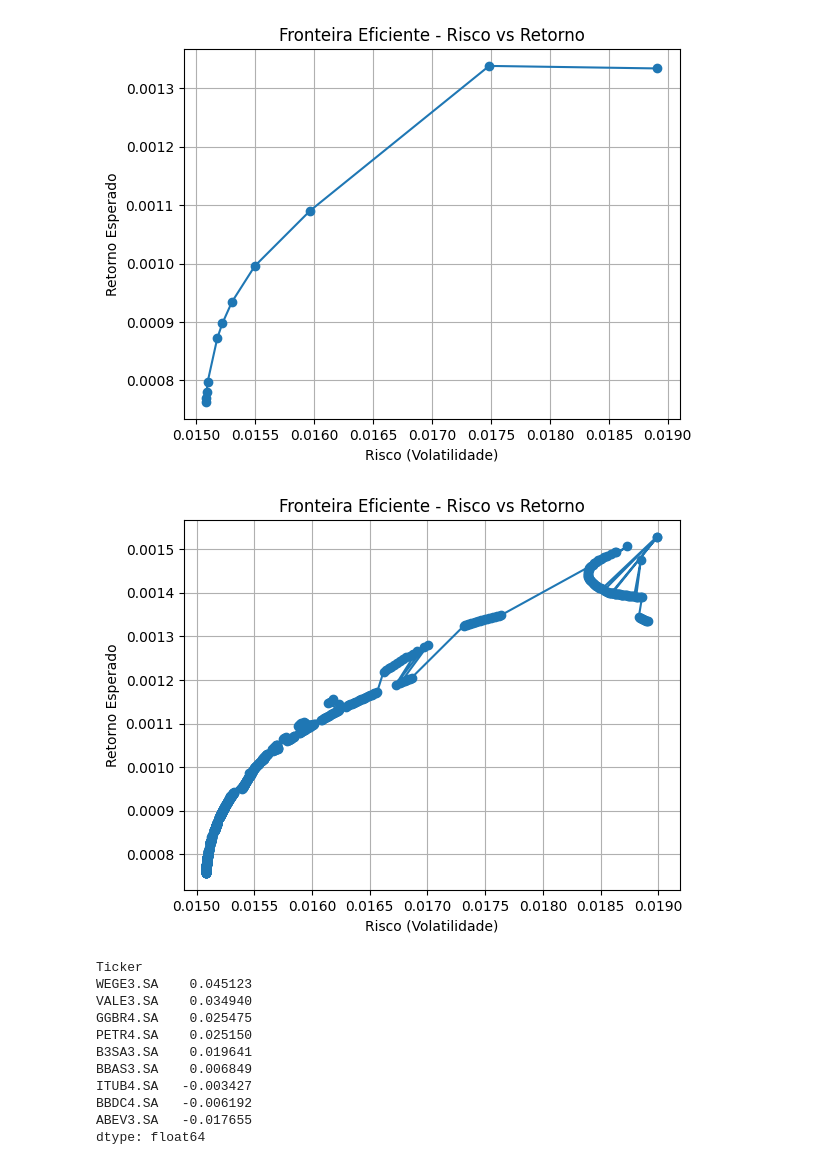
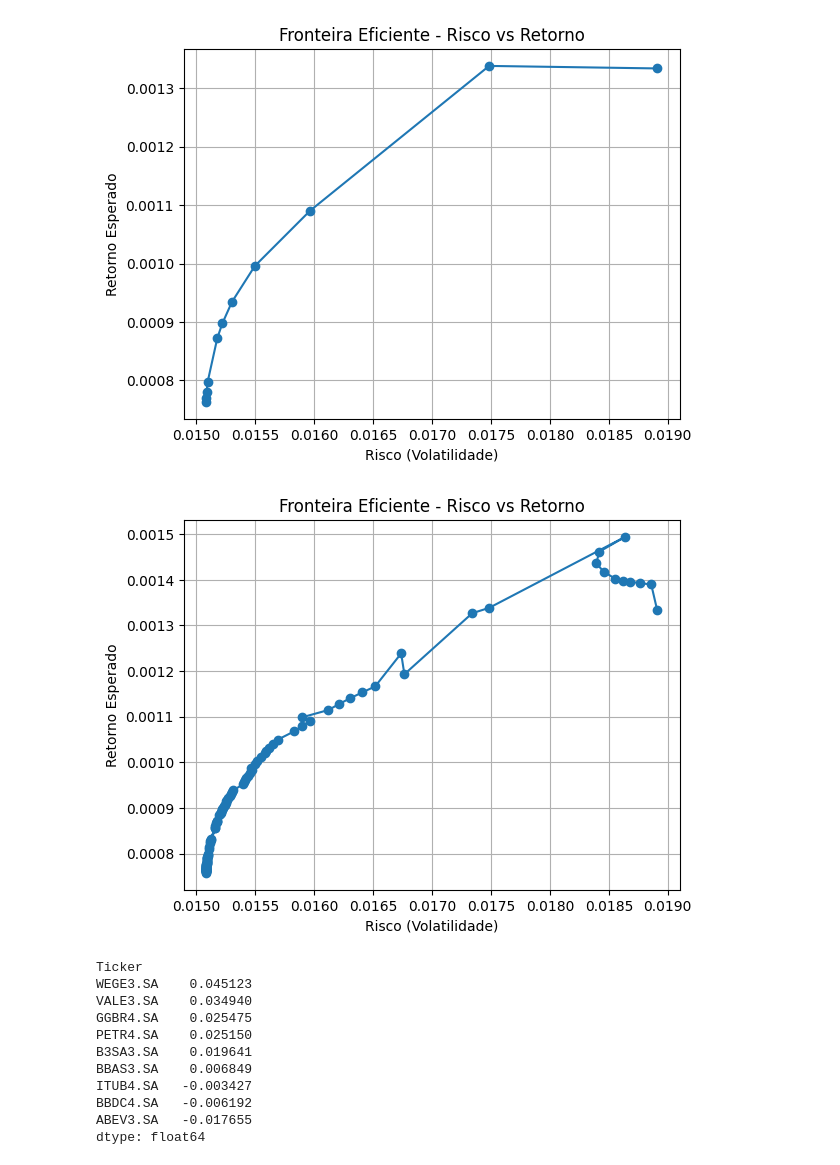
Before and after one commit to maronect/deep_learning_finance, a Jupyter notebook: notebooks/01-markowitz_optimization.ipynb, the cells around one changed output. Drawn from its saved outputs; the diff is of its cells as text; code cells hidden in the pictures.

```diff
--- a/notebooks/01-markowitz_optimization.ipynb
+++ b/notebooks/01-markowitz_optimization.ipynb
@@ -118,9 +118,9 @@ markowitz_tradeoff(mean_returns, cov_matrix, interval=0.1)
 # %% [output]
 [figure]
 # %%
-markowitz_tradeoff(mean_returns, cov_matrix, interval=0.001)
+markowitz_tradeoff(mean_returns, cov_matrix, interval=0.01)
 # %% [output]
-[figure, old version]
+[figure, new version]
 # %%
 # sharpe ratio individual com 100% de investimento em um ativo
 sharpe_individual = (mean_returns - risk_free_rate_daily) / np.sqrt(np.diag(cov_matrix))
```
Also changed, not shown: parts of 3 cells of this notebook, 1 other file.
